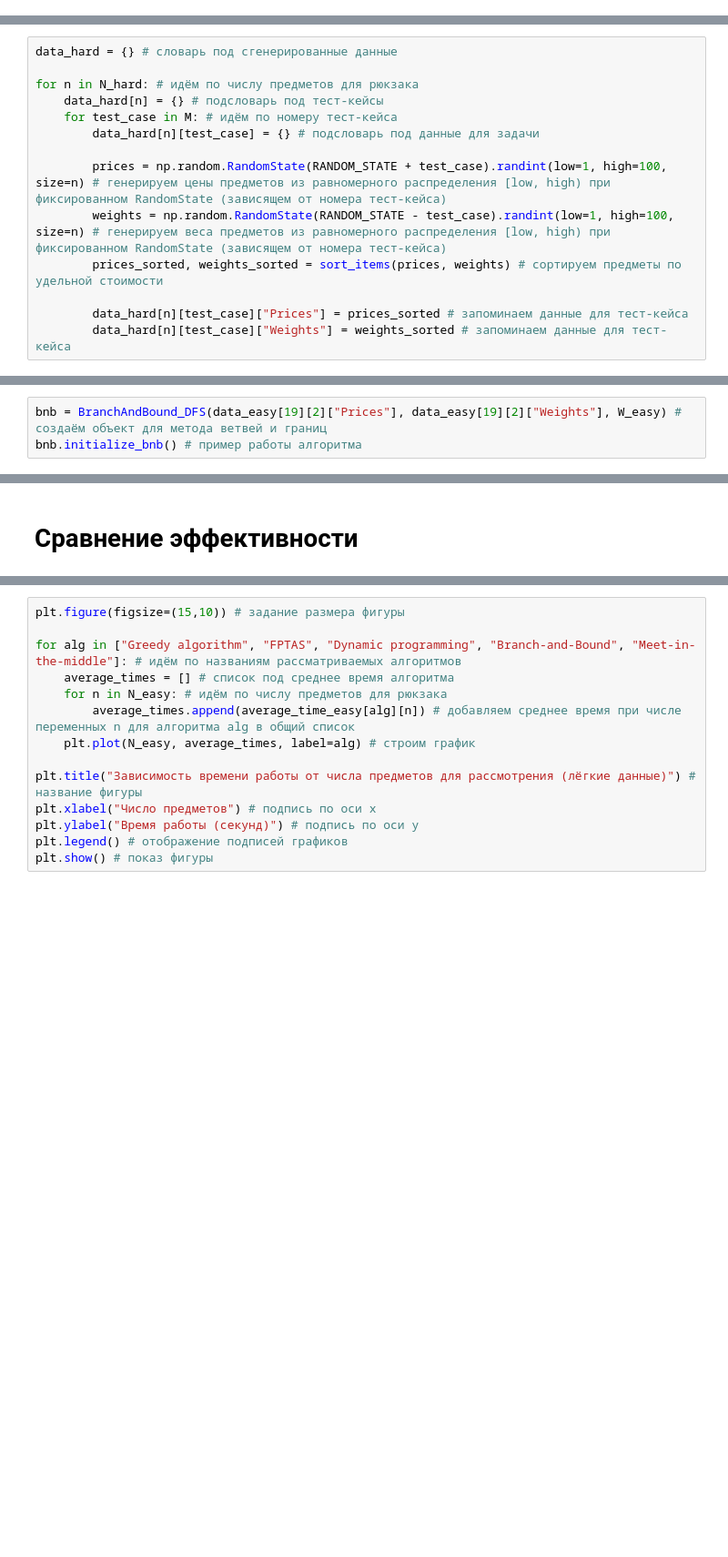
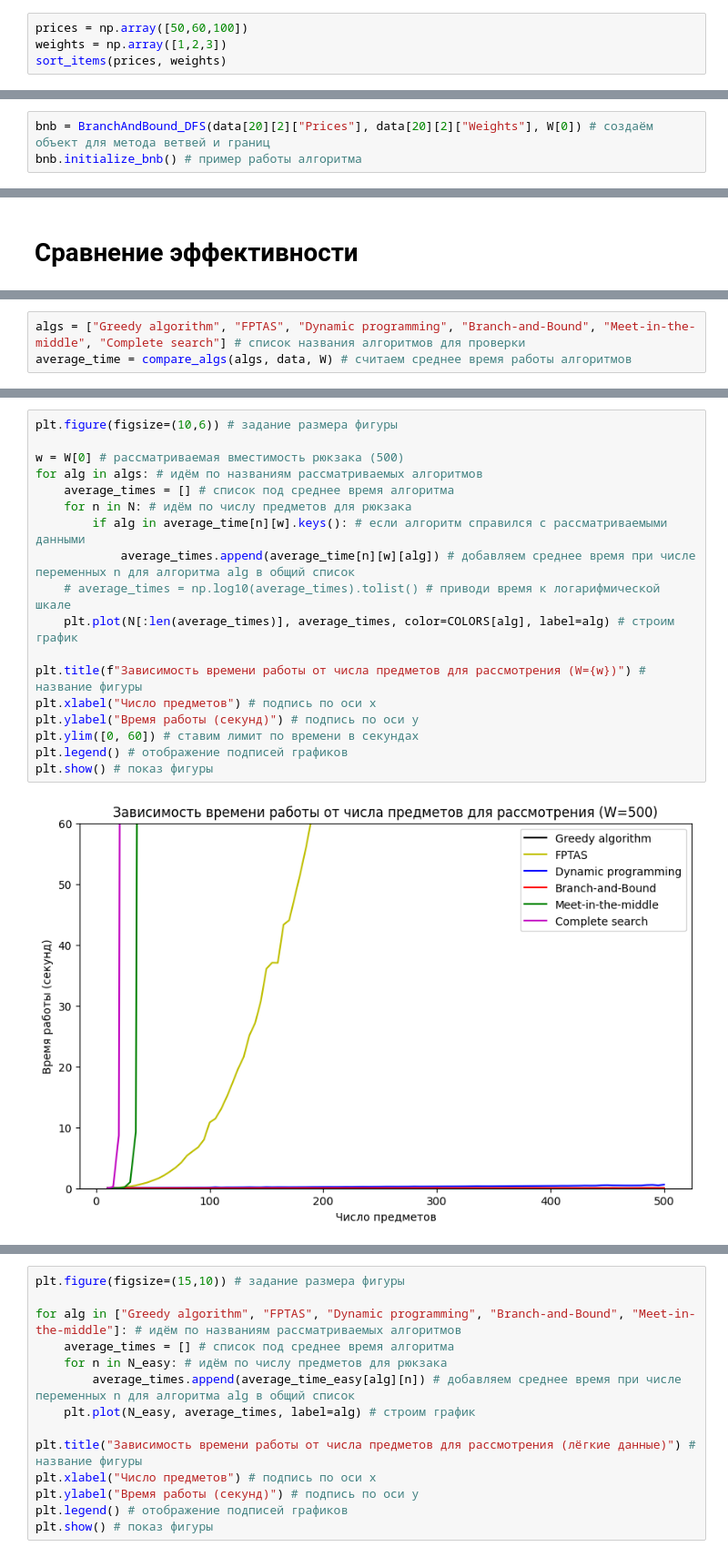
Before and after one commit to DenisKabanov/course_work_2024, a Jupyter notebook: task.ipynb, the cells around one changed output, grey strips where cells are left out. Shown at 91% size. Drawn from its saved outputs; the diff is of its cells as text; blank space fills up the shorter version.

```diff
--- a/task.ipynb
+++ b/task.ipynb
@@ -32,3 +33,7 @@ def sort_items(prices: np.array, weights: np.array) -> tuple:
     comb = sorted(comb, key=lambda x: -x[2]) # сортируем по значениям третьего списка - удельной стоимости (unit cost i)
     prices_sorted, weights_sorted, unit_cost_sorted = zip(*comb) # пересобираем zip (при этом транспонируя его обратно в формат 'prices list, weights list, unit_cost list')
     return np.array(prices_sorted), np.array(weights_sorted) # конвертируем в np.array и возвращаем отсортированные стоимости и веса
+# %%
+prices = np.array([50,60,100])
+weights = np.array([1,2,3])
+sort_items(prices, weights)
@@ -75,17 +66,3 @@ for n in N_medium: # идём по числу предметов для рюкз
-# %%
-data_hard = {} # словарь под сгенерированные данные
-
-for n in N_hard: # идём по числу предметов для рюкзака
-    data_hard[n] = {} # подсловарь под тест-кейсы
-    for test_case in M: # идём по номеру тест-кейса
-        data_hard[n][test_case] = {} # подсловарь под данные для задачи
-
-        prices = np.random.RandomState(RANDOM_STATE + test_case).randint(low=1, high=100, size=n) # генерируем цены предметов из равномерного распределения [low, high) при фиксированном RandomState (зависящем от номера тест-кейса)
-        weights = np.random.RandomState(RANDOM_STATE - test_case).randint(low=1, high=100, size=n) # генерируем веса предметов из равномерного распределения [low, high) при фиксированном RandomState (зависящем от номера тест-кейса)
-        prices_sorted, weights_sorted = sort_items(prices, weights) # сортируем предметы по удельной стоимости
-
-        data_hard[n][test_case]["Prices"] = prices_sorted # запоминаем данные для тест-кейса
-        data_hard[n][test_case]["Weights"] = weights_sorted # запоминаем данные для тест-кейса
 # %% [markdown]
 # Реализация алгоритмов
 # %% [markdown]
@@ -346,6 +325,6 @@ class BranchAndBound_DFS():
 
         return # выходим из рекурсии (возвращаемся на уровень выше в DFS)
 # %%
-bnb = BranchAndBound_DFS(data_easy[19][2]["Prices"], data_easy[19][2]["Weights"], W_easy) # создаём объект для метода ветвей и границ
+bnb = BranchAndBound_DFS(data[20][2]["Prices"], data[20][2]["Weights"], W[0]) # создаём объект для метода ветвей и границ
 bnb.initialize_bnb() # пример работы алгоритма
 # %% [output]
@@ -483,0 +510,3 @@ complete_search(data_easy[19][2]["Prices"], data_easy[19][2]["Weights"], W_easy)
+# %%
+algs = ["Greedy algorithm", "FPTAS", "Dynamic programming", "Branch-and-Bound", "Meet-in-the-middle", "Complete search"] # список названия алгоритмов для проверки
+average_time = compare_algs(algs, data, W) # считаем среднее время работы алгоритмов
@@ -483,0 +525,20 @@ complete_search(data_easy[19][2]["Prices"], data_easy[19][2]["Weights"], W_easy)
+# %%
+plt.figure(figsize=(10,6)) # задание размера фигуры
+
+w = W[0] # рассматриваемая вместимость рюкзака (500)
+for alg in algs: # идём по названиям рассматриваемых алгоритмов
+    average_times = [] # список под среднее время алгоритма
+    for n in N: # идём по числу предметов для рюкзака
+        if alg in average_time[n][w].keys(): # если алгоритм справился с рассматриваемыми данными
+            average_times.append(average_time[n][w][alg]) # добавляем среднее время при числе переменных n для алгоритма alg в общий список
+    # average_times = np.log10(average_times).tolist() # приводи время к логарифмической шкале
+    plt.plot(N[:len(average_times)], average_times, color=COLORS[alg], label=alg) # строим график
+
+plt.title(f"Зависимость времени работы от числа предметов для рассмотрения (W={w})") # название фигуры
+plt.xlabel("Число предметов") # подпись по оси x
+plt.ylabel("Время работы (секунд)") # подпись по оси y
+plt.ylim([0, 60]) # ставим лимит по времени в секундах
+plt.legend() # отображение подписей графиков
+plt.show() # показ фигуры
+# %% [output]
+[figure, added]
```
Also changed, not shown: parts of 42 cells of this notebook.
